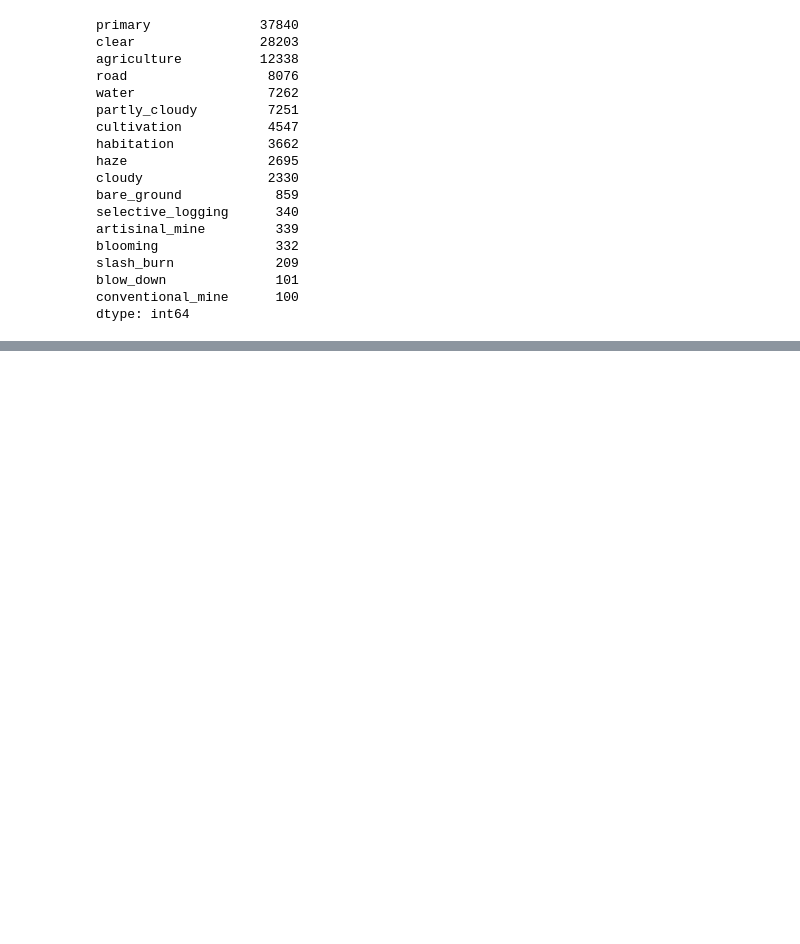
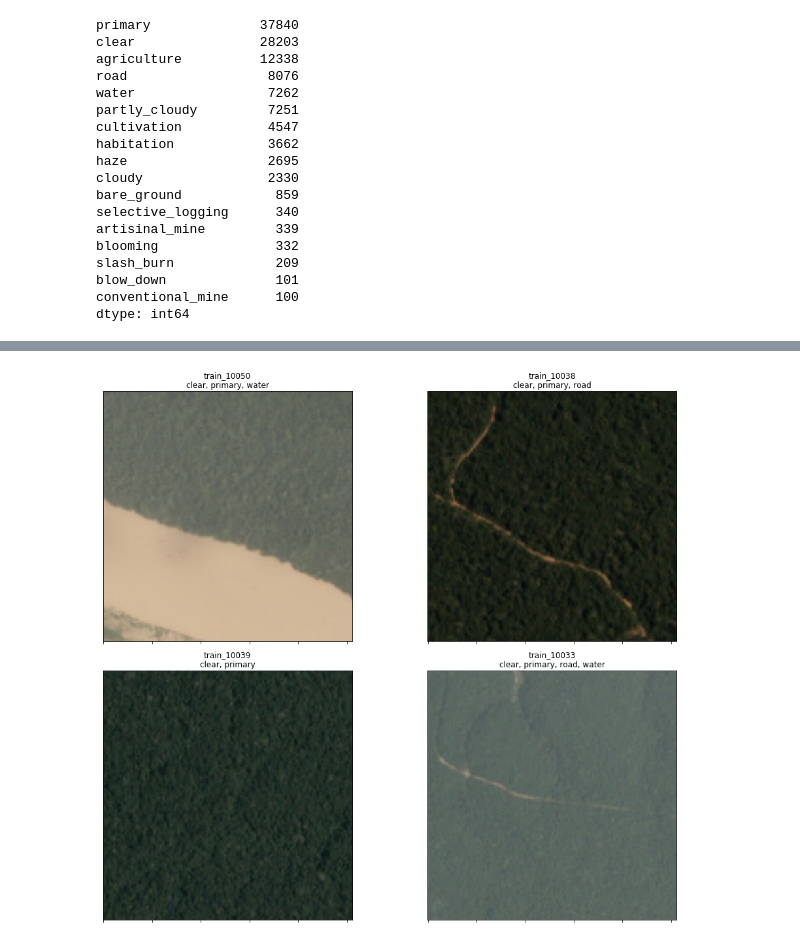
Before and after one commit to alineberry/kaggle_UnderstandingAmazonFromSpace, a Jupyter notebook: Amazon Planet EDA.ipynb, the cells around one changed output, grey strips where cells are left out. Drawn from its saved outputs; the diff is of its cells as text; code cells hidden in the pictures; blank space fills up the shorter version.

```diff
--- a/Amazon Planet EDA.ipynb
+++ b/Amazon Planet EDA.ipynb
@@ -69,0 +77,20 @@ dtype: int64
+# %%
+def load_training_data(ftype='jpg'):
+    train_imgs = []
+    labels = []
+    print('Loading {} image dataset'.format(ftype))
+    path = os.path.join('data','train-{}-sample'.format(ftype),'*.'+ftype)
+    files = glob.glob(path)
+    for fs in files:
+        img = imread(fs)
+        # img = transform.resize(img, output_shape=(h,w,d), preserve_range=True)  if needed
+        train_imgs.append(img)
+
+        imname = os.path.basename(files[1]).split('.')[0]
+        labels_temp = tagged_df.loc[imname]
+        labels.append(labels_temp)
+
+    train_imgs = np.asarray(train_imgs)
+    return train_imgs, labels
+# %%
+X_train, y_train = load_training_data()
@@ -69,0 +116,3 @@ dtype: int64
+# %%
+def get_labels(fname):
+    return ", ".join(tagged_df.loc[fname][tagged_df.loc[fname]==1].index.tolist())
@@ -69,0 +122,24 @@ dtype: int64
+# %%
+def plot_samples(nrow, ncol):
+    sampling = np.random.randint(low=0, high=X_train.shape[0]-1, size = nrow*ncol)
+    fig, axes = plt.subplots(nrow, ncol, figsize=(15, 12))
+    for i in range(0,len(sampling)):
+        name = tagged_df.index[sampling[i]]
+        tags = get_labels(name)
+
+        row = math.floor(i/ncol)
+        col = i - math.floor(i/ncol)*ncol
+        if (nrow == 1 or ncol == 1):
+            ind = (max(row,col))
+        else:
+            ind = (row,col)
+        axes[ind].imshow(X_train[sampling[i]])
+        axes[ind].set_title(name+'\n'+tags)
+        axes[ind].tick_params(left=False, right=False)
+        axes[ind].set_yticklabels([])
+        axes[ind].set_xticklabels([])
+    plt.tight_layout()
+# %%
+plot_samples(2,2)
+# %% [output]
+[figure, added]
```
Also changed, not shown: parts of 7 cells of this notebook.
